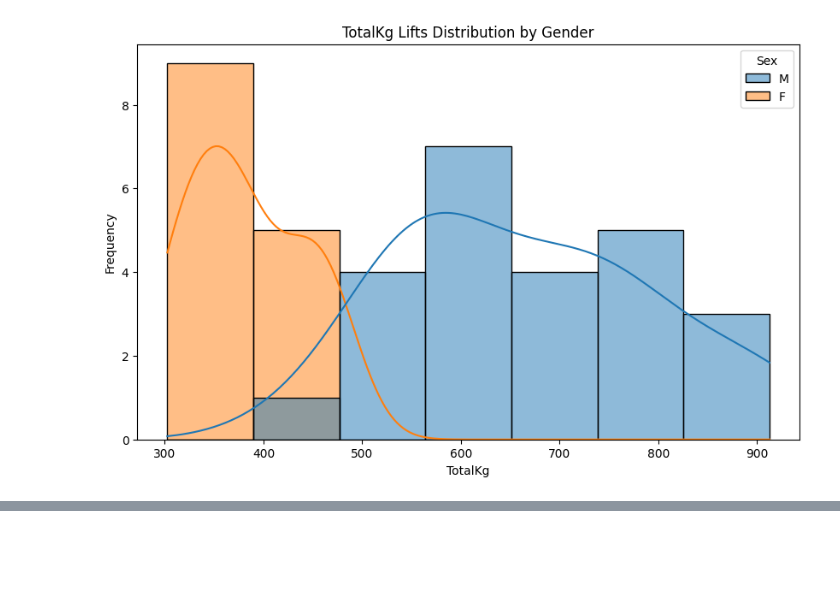
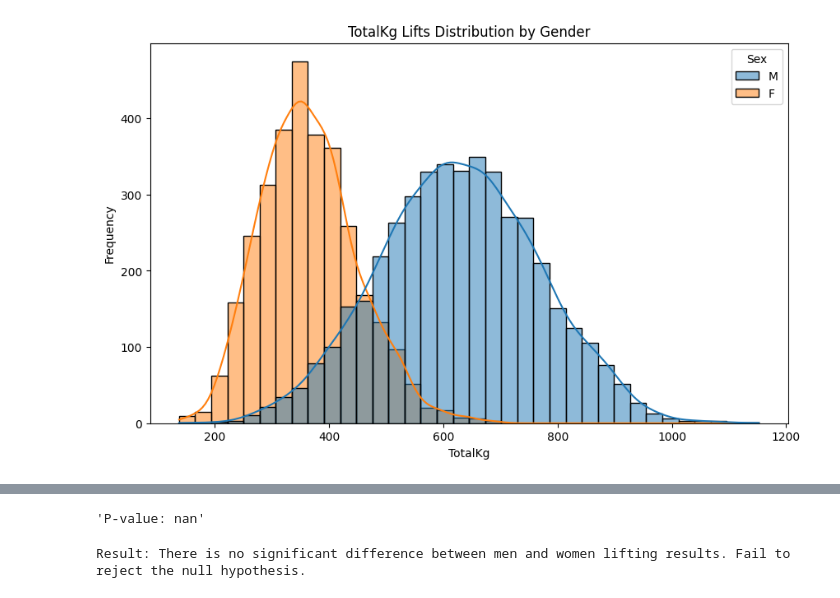
Before and after one commit to AnttilaRiku/Python, a Jupyter notebook: Weightlift.ipynb, the cells around one changed output, grey strips where cells are left out. Saved outputs shown, nothing was run; the diff lists cells and outputs as text; code cells hidden in the pictures; blank space fills up the shorter version.

Commit message:
First hypothesis done

```diff
--- a/Weightlift.ipynb
+++ b/Weightlift.ipynb
@@ -1,47 +1,38 @@
 # %%
-
 import pandas as pd
 import matplotlib.pyplot as plt
 import seaborn as sns
 from scipy import stats
 import plotly.express as px
-import streamlit as st
+from IPython.display import display
 
 # Load the dataset
-df = pd.read_csv("C:\\Users\\rikua\\openpowerlifting-2023-08-12-9f1b3427.csv", low_memory=False)
-df.head()
+df = pd.read_csv("openpowerlifting-2023-08-12-9f1b3427.csv", low_memory=False)
 
 # Data filtering
-
 filtered_df = df[(df['Event'] == 'SBD') & (df['Equipment'] == 'Raw') & (df['Federation'] == 'IPF')]
 
 # Perform statistical analysis based on gender
 men = filtered_df[filtered_df['Sex'] == 'M']['TotalKg']
 women = filtered_df[filtered_df['Sex'] == 'F']['TotalKg']
 
-# T_stat stands for difference between the means of two groups relative to the variance of data
-# P_value stores the calculated value, which indicates the probability of observing the given results under the null hypothesis.
-# if the p-value is is greater than the significance level, indicating that there is no significant difference between the means of two groups (male, female)
-t_stat, p_value = stats.ttest_ind(men, women)
-
 # Visualize sample data distributions
-
 plt.figure(figsize=(10, 6))
 sns.histplot(data=filtered_df, x='TotalKg', hue='Sex', kde=True) #KDE = Kernel density estimation, it calculates the probability density function of a random variable
 plt.title('TotalKg Lifts Distribution by Gender')
 plt.xlabel('TotalKg')
 plt.ylabel('Frequency')
 plt.show()
 
-# Streamlit components for displaying analysis results
-st.title('Analysis results:')
-st.write("Hypothesis: Men lift more than women")
-st.write(f"T-statistic: {t_stat}")
-st.write(f"P-value: {p_value}")
+# Perform hypothesis test
+t_stat, p_value = stats.ttest_ind(men, women)
+display(f"T-statistic: {t_stat}")
+display(f"P-value: {p_value}")
 
+# Hypothesis test interpretation
 if p_value < 0.05:
-    st.write("Result: There is a significant difference in lifting results. Reject the null hypothesis.")
+    print("Result: There is a significant difference in lifting results. Reject the null hypothesis.")
 else:
-    st.write("Result: There is no significant difference between men and women lifting results. Fail to reject the null hypothesis.")
+    print("Result: There is no significant difference between men and women lifting results. Fail to reject the null hypothesis.")
 # %% [output]
-[figure, old version]
+[figure, new version]
@@ -52,0 +40,2 @@ else:
+'P-value: nan'
+Result: There is no significant difference between men and women lifting results. Fail to reject the null hypothesis.
```
Also changed, not shown: parts of 1 cell of this notebook, 1 other file.
